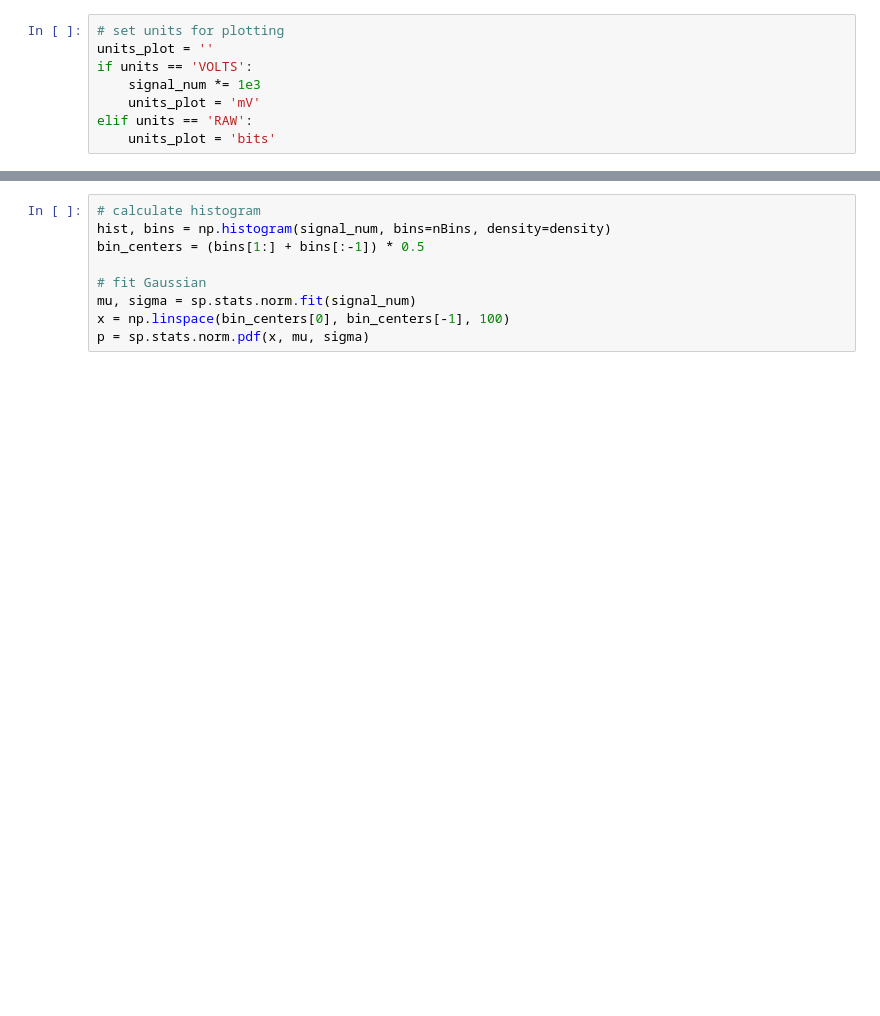
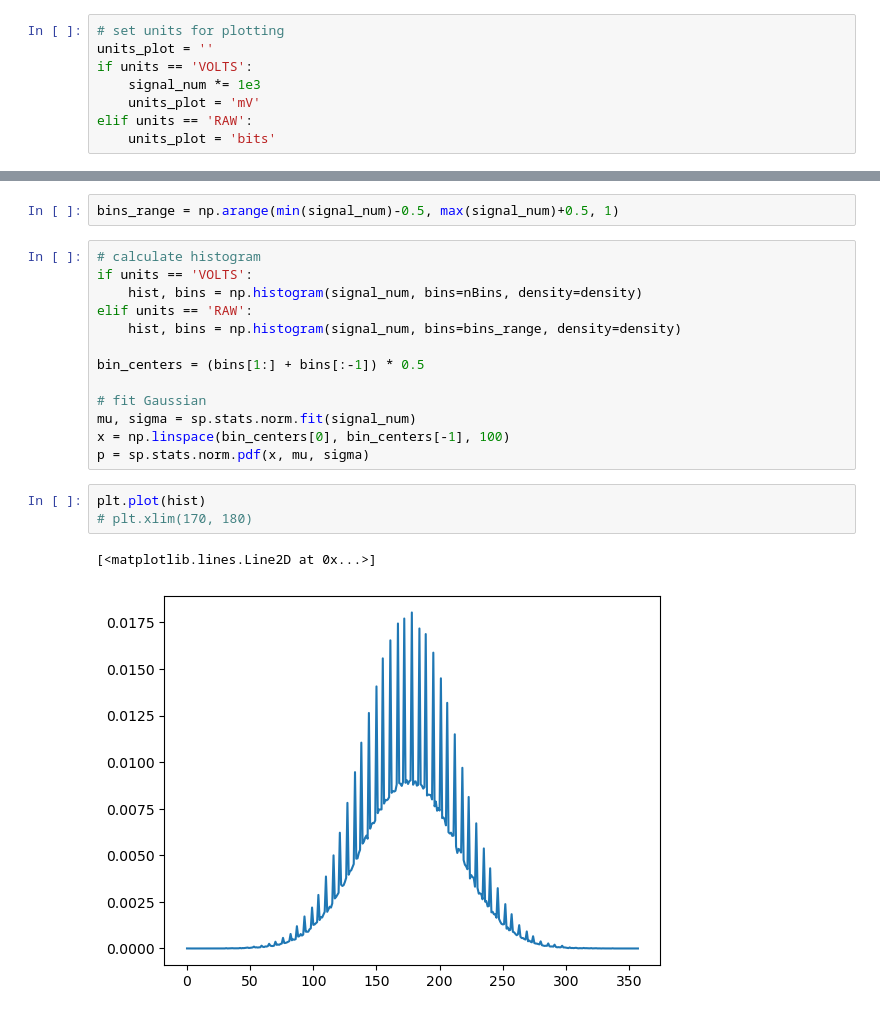
Before and after one commit to nshunned/PhotQuant, a Jupyter notebook: Red_Pitaya_17/noise/homodyne/noise_homodyne_scpi.ipynb, the cells around one changed output, grey strips where cells are left out. Saved outputs shown, nothing was run; the diff lists cells and outputs as text; blank space fills up the shorter version.

```diff
--- a/Red_Pitaya_17/noise/homodyne/noise_homodyne_scpi.ipynb
+++ b/Red_Pitaya_17/noise/homodyne/noise_homodyne_scpi.ipynb
@@ -242,12 +246,24 @@ plt.show()
+# %%
+bins_range = np.arange(min(signal_num)-0.5, max(signal_num)+0.5, 1)
 # %%
 # calculate histogram
-hist, bins = np.histogram(signal_num, bins=nBins, density=density)
+if units == 'VOLTS':
+    hist, bins = np.histogram(signal_num, bins=nBins, density=density)
+elif units == 'RAW':
+    hist, bins = np.histogram(signal_num, bins=bins_range, density=density)
+
 bin_centers = (bins[1:] + bins[:-1]) * 0.5
 
 # fit Gaussian
 mu, sigma = sp.stats.norm.fit(signal_num)
 x = np.linspace(bin_centers[0], bin_centers[-1], 100)
 p = sp.stats.norm.pdf(x, mu, sigma)
+# %%
+plt.plot(hist)
+# plt.xlim(170, 180)
+# %% [output]
+[<matplotlib.lines.Line2D at 0x...>]
+[figure, added]
 # %%
 plt.figure(figsize=(7.5, 5))
 
```
Also changed, not shown: parts of 3 cells of this notebook, 5 other files.
